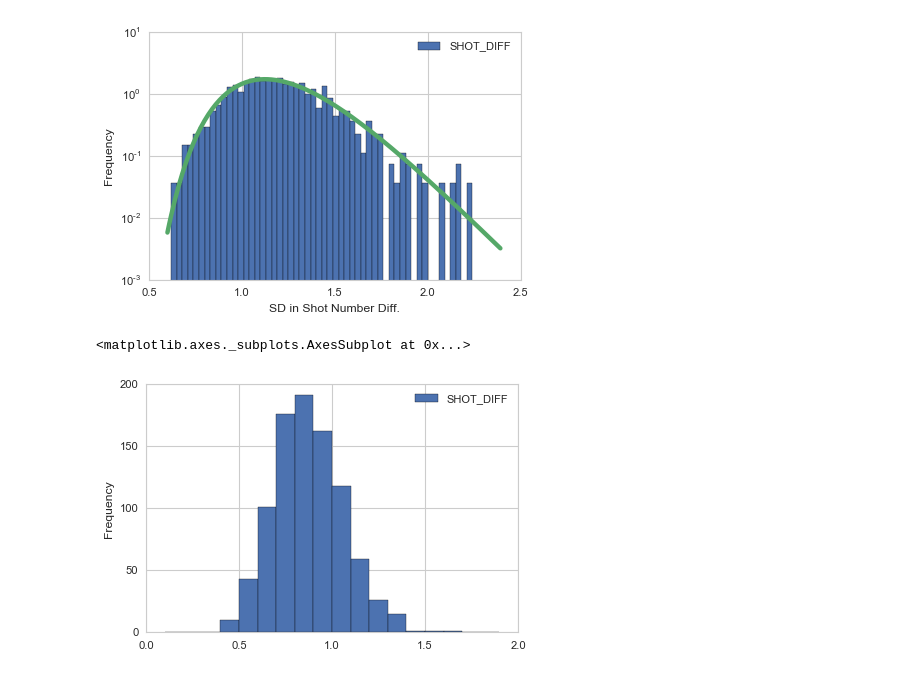
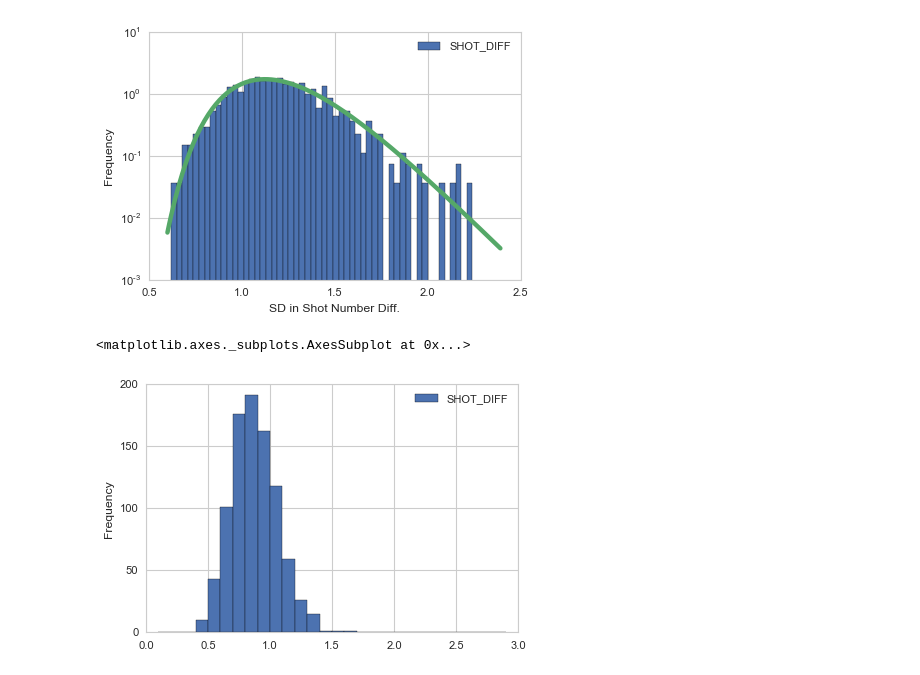
Before and after one commit to apbecker/NBA-Data, a Jupyter notebook: Scripts/PlayingWithTheData.ipynb, the cells around one changed output. Cells and saved outputs as stored; diff of their text form; code cells hidden in the pictures.

```diff
--- a/Scripts/PlayingWithTheData.ipynb
+++ b/Scripts/PlayingWithTheData.ipynb
@@ -364,10 +364,10 @@ ax.set_xlabel("SD in Shot Number Diff.")
 [figure]
 # %%
 plot_df = df_made.dropna().reset_index().loc[:, ("GAME_ID", "SHOT_DIFF")].groupby("GAME_ID").mean()
-plot_df.plot(kind='hist', bins=np.arange(0,2,0.1))
+plot_df.plot(kind='hist', bins=np.arange(0,3,0.1))
 # %% [output]
 <matplotlib.axes._subplots.AxesSubplot at 0x...>
-[figure, old version]
+[figure, new version]
 # %%
 print len(df)
 #take first 80% as training - 10% for validation; 10% for testing
```
